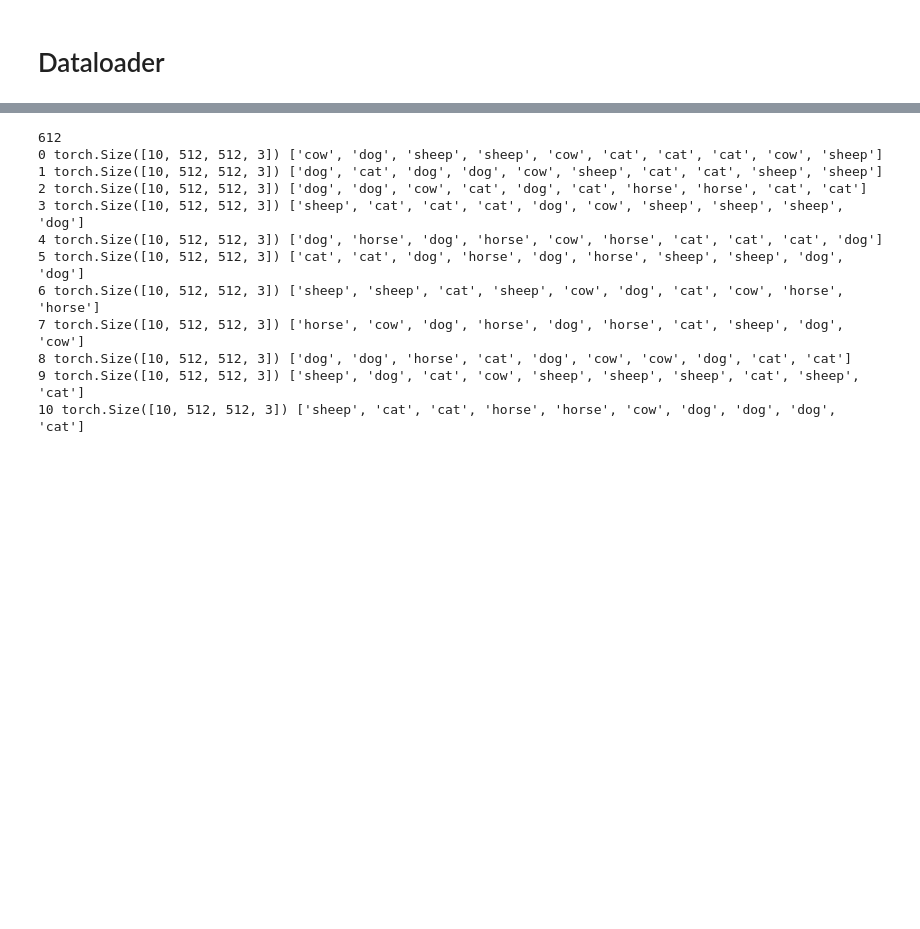
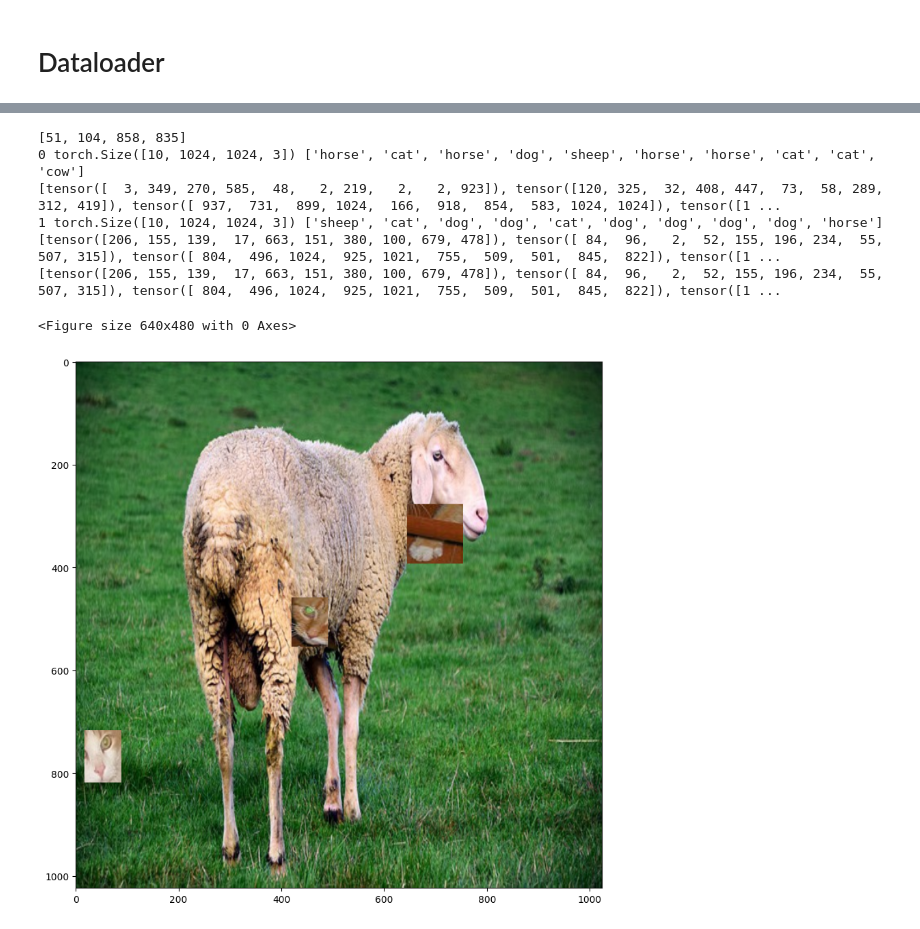
Before and after one commit to jsilveira1409/CIVIL-459-Animal-Pose-Estimation, a Jupyter notebook: main.ipynb, the cells around one changed output, grey strips where cells are left out. Saved outputs shown, nothing was run; the diff lists cells and outputs as text; code cells hidden in the pictures; blank space fills up the shorter version.

```diff
--- a/main.ipynb
+++ b/main.ipynb
@@ -33,7 +35,7 @@ class AnimalPoseDataset(Dataset):
             idx = idx.tolist()
 
         anno_dict = self.keypoints_frame
-
+        img_id = anno_dict["annotations"][idx]["image_id"]
         image_map = anno_dict["images"]
         annotations = anno_dict["annotations"]
 
@@ -43,7 +45,8 @@ class AnimalPoseDataset(Dataset):
         label = labels[annotations[idx]["category_id"]-1]
         image_path = os.path.join(self.root_dir, imagename)
         image = cv2.imread(image_path)
-        sample = {'image': image, 'keypoints': keypoints, 'bbox':bbox, 'label':label}
+        image = cv2.cvtColor(image, cv2.COLOR_BGR2RGB)
+        sample = {'image_id': img_id, 'image': image, 'keypoints': keypoints, 'bbox':bbox, 'label':label}
 
         if self.transform:
             sample = self.transform(sample)
@@ -149,22 +165,44 @@ Clipping input data to the valid range for imshow with RGB data ([0..1] for floa
-# %%
-dataloader = DataLoader(dataset, batch_size=10, shuffle=True, num_workers=0)
-
-print(len(dataloader))
-
-for i_batch, sample_batched in enumerate(dataloader):
-    print(i_batch, sample_batched['image'].size(), sample_batched['label'])
-    if i_batch == 10:
-        break
-# %% [output]
-612
-0 torch.Size([10, 512, 512, 3]) ['cow', 'dog', 'sheep', 'sheep', 'cow', 'cat', 'cat', 'cat', 'cow', 'sheep']
-1 torch.Size([10, 512, 512, 3]) ['dog', 'cat', 'dog', 'dog', 'cow', 'sheep', 'cat', 'cat', 'sheep', 'sheep']
-2 torch.Size([10, 512, 512, 3]) ['dog', 'dog', 'cow', 'cat', 'dog', 'cat', 'horse', 'horse', 'cat', 'cat']
-3 torch.Size([10, 512, 512, 3]) ['sheep', 'cat', 'cat', 'cat', 'dog', 'cow', 'sheep', 'sheep', 'sheep', 'dog']
-4 torch.Size([10, 512, 512, 3]) ['dog', 'horse', 'dog', 'horse', 'cow', 'horse', 'cat', 'cat', 'cat', 'dog']
-5 torch.Size([10, 512, 512, 3]) ['cat', 'cat', 'dog', 'horse', 'dog', 'horse', 'sheep', 'sheep', 'dog', 'dog']
-6 torch.Size([10, 512, 512, 3]) ['sheep', 'sheep', 'cat', 'sheep', 'cow', 'dog', 'cat', 'cow', 'horse', 'horse']
-7 torch.Size([10, 512, 512, 3]) ['horse', 'cow', 'dog', 'horse', 'dog', 'horse', 'cat', 'sheep', 'dog', 'cow']
-8 torch.Size([10, 512, 512, 3]) ['dog', 'dog', 'horse', 'cat', 'dog', 'cow', 'cow', 'dog', 'cat', 'cat']
-9 torch.Size([10, 512, 512, 3]) ['sheep', 'dog', 'cat', 'cow', 'sheep', 'sheep', 'sheep', 'cat', 'sheep', 'cat']
-10 torch.Size([10, 512, 512, 3]) ['sheep', 'cat', 'cat', 'horse', 'horse', 'cow', 'dog', 'dog', 'dog', 'cat']
+# %%
+dataset = AnimalPoseDataset(json_file='Dataset/keypoints.json',
+                            root_dir='Dataset/images/',
+                            transform=transforms.Compose([
+                                                        Rescale((1024,1024)),
+                                                        SDA(nb_bodyparts=3, tolerance=30)]))
+
+
+dataloader = DataLoader(dataset, batch_size=10, shuffle=True, num_workers=0)
+
+test = dataset.__getitem__(1)
+print(test['bbox'])
+for i_batch, sample_batched in enumerate(dataloader):
+
+    print(i_batch, sample_batched['image'].size(), sample_batched['label'])
+
+    if i_batch == 1:
+        # show the image with the keypoints
+        plt.figure()
+        # show image with BGR encoding
+        #plt.imshow(sample_batched['image'][0].numpy())
+        # increase the size of the figure
+        plt.figure(figsize=(10,10))
+        # pick a random sample from the batch and show it with it's keypoints
+
+        sample = dataset.__getitem__(random.randint(0, len(dataset)))
+
+        plt.imshow(sample['image'])
+        print(sample['bbox'])
+        plt.show()
+        break
+
+
+
+    train_features, train labels
+# %% [output]
+[51, 104, 858, 835]
+0 torch.Size([10, 1024, 1024, 3]) ['horse', 'cat', 'horse', 'dog', 'sheep', 'horse', 'horse', 'cat', 'cat', 'cow']
+[tensor([  3, 349, 270, 585,  48,   2, 219,   2,   2, 923]), tensor([120, 325,  32, 408, 447,  73,  58, 289, 312, 419]), tensor([ 937,  731,  899, 1024,  166,  918,  854,  583, 1024, 1024]), tensor([1 ...
+1 torch.Size([10, 1024, 1024, 3]) ['sheep', 'cat', 'dog', 'dog', 'cat', 'dog', 'dog', 'dog', 'dog', 'horse']
+[tensor([206, 155, 139,  17, 663, 151, 380, 100, 679, 478]), tensor([ 84,  96,   2,  52, 155, 196, 234,  55, 507, 315]), tensor([ 804,  496, 1024,  925, 1021,  755,  509,  501,  845,  822]), tensor([1 ...
+[tensor([206, 155, 139,  17, 663, 151, 380, 100, 679, 478]), tensor([ 84,  96,   2,  52, 155, 196, 234,  55, 507, 315]), tensor([ 804,  496, 1024,  925, 1021,  755,  509,  501,  845,  822]), tensor([1 ...
+<Figure size 640x480 with 0 Axes>
+[figure, added]
```
Also changed, not shown: parts of 3 cells of this notebook.
